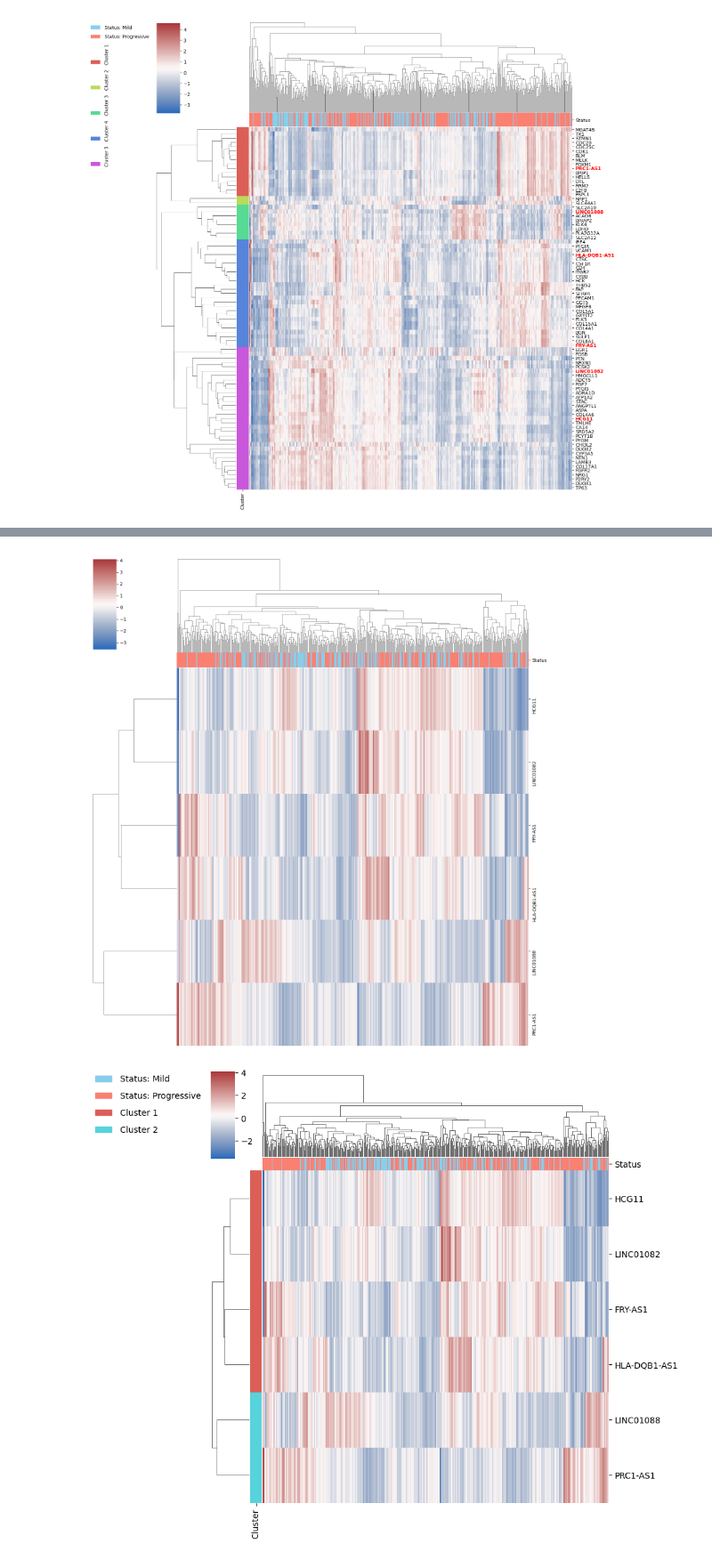
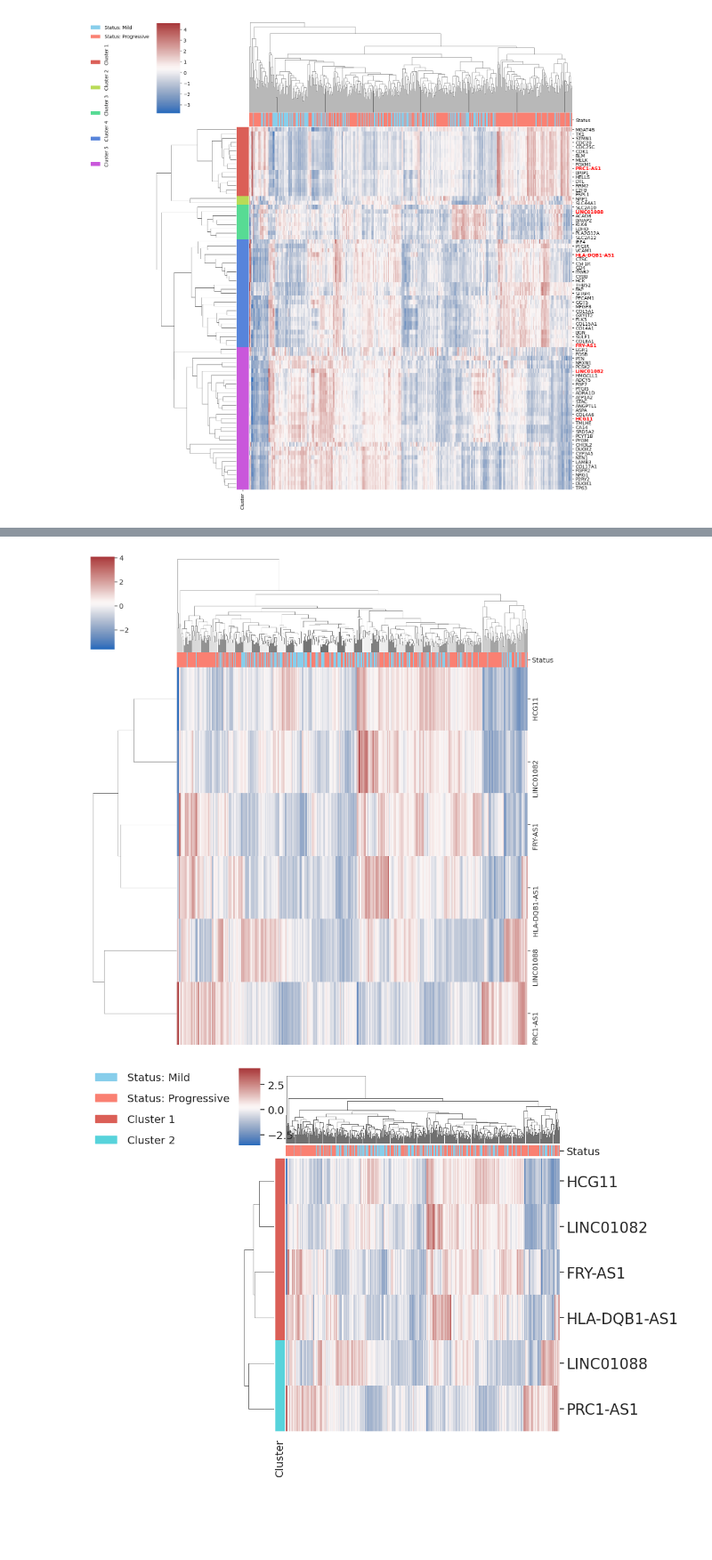
Before and after one commit to BiodataAnalysisGroup/lncAPNet, a Jupyter notebook: Pilot_2_Prostate/notebooks/Post-hoc_Analysis/Heatmaps.ipynb, the cells around one changed output, grey strips where cells are left out. Shown at 89% size. Drawn from its saved outputs; the diff is of its cells as text; code cells hidden in the pictures; blank space fills up the shorter version.

```diff
--- a/Pilot_2_Prostate/notebooks/Post-hoc_Analysis/Heatmaps.ipynb
+++ b/Pilot_2_Prostate/notebooks/Post-hoc_Analysis/Heatmaps.ipynb
@@ -875,8 +875,10 @@ for cluster_id, genes in genes_per_cluster_nc.items():
     print(genes)
 
 # -----------------------------
-# Replot clustermap with row colors (do not reverse y-axis, do not color genes red)
+# Replot clustermap with row colors and better labels
 # -----------------------------
+sns.set(font_scale=1.3)  # globally scale up all text (works better than setting individually)
+
 g_nc = sns.clustermap(
     count_matrix_nc,
     cmap="vlag",
@@ -888,42 +890,44 @@ g_nc = sns.clustermap(
     xticklabels=False,
     yticklabels=True,
     figsize=(8, 8),
-    dendrogram_ratio=(.1, .2),  # optional
-    cbar_pos=(0.02, 0.8, 0.05, 0.18)  # optional
+    dendrogram_ratio=(.1, .2),
+    cbar_pos=(0.02, 0.8, 0.05, 0.18)
 )
+
+# Fine-tune y-axis label font size and rotation
+plt.setp(g_nc.ax_heatmap.get_yticklabels(), fontsize=20, rotation=0)  # increase size and keep horizontal
 
 # -----------------------------
 # Add legend (Status + Cluster)
 # -----------------------------
 legend_patches = [Patch(color=color, label=f"Status: {label}") for label, color in status_colors.items()]
-#cluster_patches = [Patch(color=color, label=f"Cluster {i}") for i, color in cluster_colors_nc.items()]
+cluster_patches = [Patch(color=color, label=f"Cluster {i}") for i, color in cluster_colors_nc.items()]
 
-plt.legend(
+legend = plt.legend(
     handles=legend_patches + cluster_patches,
     bbox_to_anchor=(-0.25, 1),
     loc='upper right',
     borderaxespad=0.,
     frameon=False,
     handletextpad=1,
     labelspacing=1
 )
 
-# Rotate cluster labels 90°
-for text in plt.gca().get_legend().get_texts():
-    if "Cluster" in text.get_text():
-        text.set_rotation(0)
-        text.set_horizontalalignment('center')
+# Keep cluster text horizontal
+for text in legend.get_texts():
+    text.set_rotation(0)
+    text.set_horizontalalignment('left')
 
 # -----------------------------
 # Save figure
 # -----------------------------
 g_nc.fig.savefig("../../figures/TCGA_clustermap_onlyNC.png", dpi=300, bbox_inches="tight")
 plt.show()
 # %% [output]
 Cluster 1 (4 genes):
 ['FRY-AS1', 'HCG11', 'HLA-DQB1-AS1', 'LINC01082']
 
 Cluster 2 (2 genes):
 ['LINC01088', 'PRC1-AS1']
-[figure, old version]
+[figure, new version]
-[figure, old version]
+[figure, new version]
```
Also changed, not shown: 25 other files.
